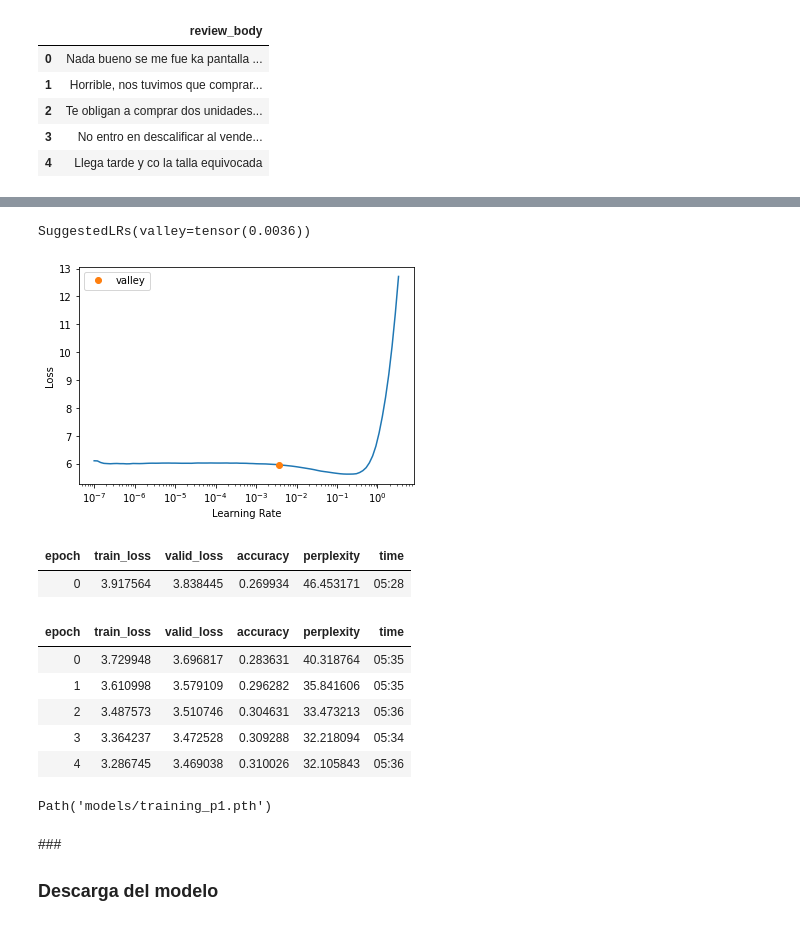
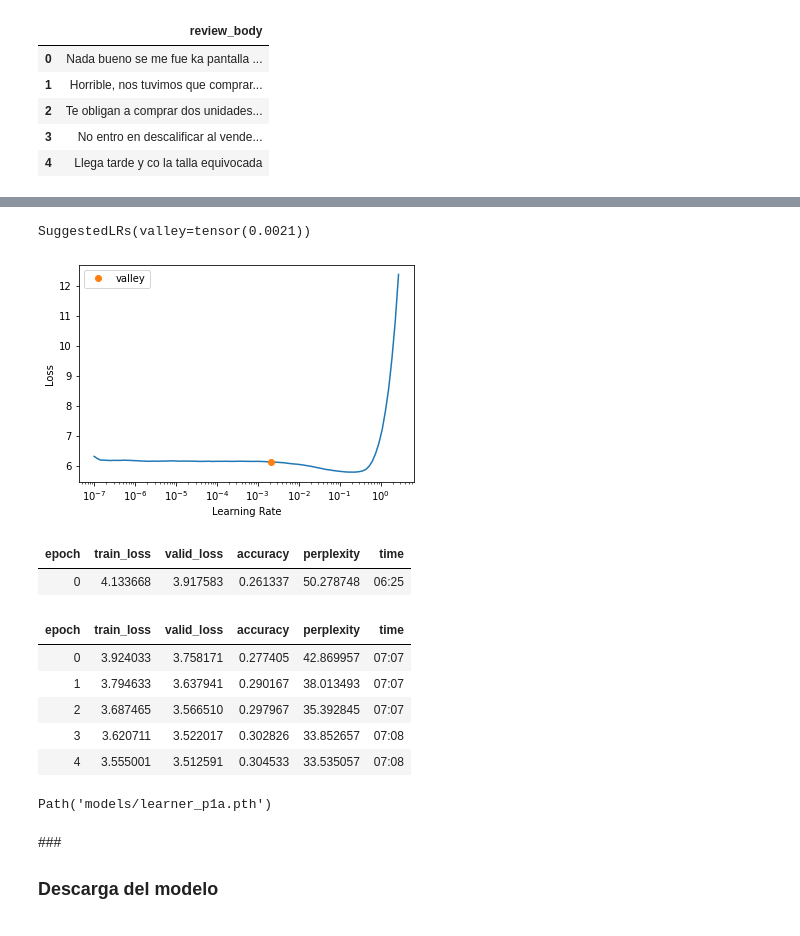
Before and after one commit to imceballos/udd_homeworks, a Jupyter notebook: Tarea2_MLAplicado.ipynb, the cells around one changed output, grey strips where cells are left out. Drawn from its saved outputs; the diff is of its cells as text; code cells hidden in the pictures.

```diff
--- a/Tarea2_MLAplicado.ipynb
+++ b/Tarea2_MLAplicado.ipynb
@@ -182,0 +191,5 @@ tok = tokenizer_from_pretrained(url)
+# %%
+df_train['indicator'] = 0
+df_test['indicator'] = 1
+# %%
+df_final_p1 = pd.concat([df_test, df_train])
@@ -195,8 +212,8 @@ df_lm_train.head()
 # %%
 dblocks = DataBlock(blocks=(TextBlock.from_df('review_body', tok=tok, is_lm=True)),
                     get_x=ColReader('text'),
-                    splitter=RandomSplitter(0.1))
+                    splitter=ColSplitter('indicator'))
 
-dls = dblocks.dataloaders(df_lm_train, bs=64, seq_len=80)
+dls = dblocks.dataloaders(df_final_p1, bs=64, seq_len=80)
 # %% [output]
 [interactive output not drawn]
@@ -204,9 +220,9 @@ dls = dblocks.dataloaders(df_lm_train, bs=64, seq_len=80)
 # %%
-learn = language_model_from_pretrained(dls, url=url, drop_mult=0.3, metrics = [accuracy, Perplexity()]).to_fp16()
+learn_p1 = language_model_from_pretrained(dls, url=url, drop_mult=1, metrics=[accuracy, Perplexity()]).to_fp16()
 # %%
-learn.lr_find()
+learn_p1.lr_find()
 # %% [output]
 [interactive output not drawn]
-SuggestedLRs(valley=tensor(0.0036))
+SuggestedLRs(valley=tensor(0.0021))
-[figure, old version]
+[figure, new version]
 # %%
@@ -214,19 +230,19 @@ lr = 8e-3
 # %%
-learn.fit_one_cycle(1, lr, moms=(0.8,0.7,0.8))
+learn_p1.fit_one_cycle(1, lr_p1 , moms=(0.8,0.7,0.8))
 # %% [output]
 | epoch | train_loss | valid_loss | accuracy | perplexity | time |
-| 0 | 3.917564 | 3.838445 | 0.269934 | 46.453171 | 05:28 |
+| 0 | 4.133668 | 3.917583 | 0.261337 | 50.278748 | 06:25 |
 # %%
-learn.unfreeze()
-learn.fit_one_cycle(5, slice(lr/100,lr), moms=(0.8,0.7,0.8))
+learn_p1.unfreeze()
+learn_p1.fit_one_cycle(5, slice(lr_p1/100,lr_p1), moms=(0.8,0.7,0.8))
 # %% [output]
 | epoch | train_loss | valid_loss | accuracy | perplexity | time |
-| 0 | 3.729948 | 3.696817 | 0.283631 | 40.318764 | 05:35 |
-| 1 | 3.610998 | 3.579109 | 0.296282 | 35.841606 | 05:35 |
-| 2 | 3.487573 | 3.510746 | 0.304631 | 33.473213 | 05:36 |
-| 3 | 3.364237 | 3.472528 | 0.309288 | 32.218094 | 05:34 |
-| 4 | 3.286745 | 3.469038 | 0.310026 | 32.105843 | 05:36 |
+| 0 | 3.924033 | 3.758171 | 0.277405 | 42.869957 | 07:07 |
+| 1 | 3.794633 | 3.637941 | 0.290167 | 38.013493 | 07:07 |
+| 2 | 3.687465 | 3.566510 | 0.297967 | 35.392845 | 07:07 |
+| 3 | 3.620711 | 3.522017 | 0.302826 | 33.852657 | 07:08 |
+| 4 | 3.555001 | 3.512591 | 0.304533 | 33.535057 | 07:08 |
-# %%
-learn.save('training_p1')
-# %% [output]
-Path('models/training_p1.pth')
+# %%
+learn_p1.save('learner_p1a')
+# %% [output]
+Path('models/learner_p1a.pth')
```
Also changed, not shown: parts of 37 cells of this notebook.
